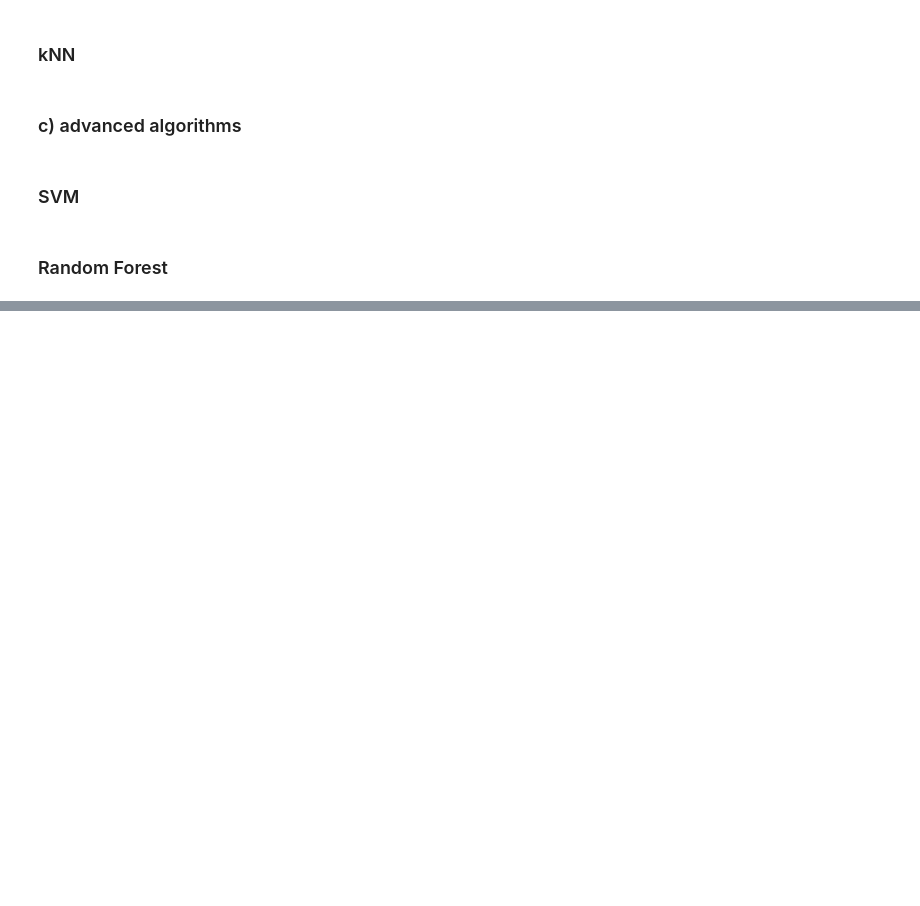
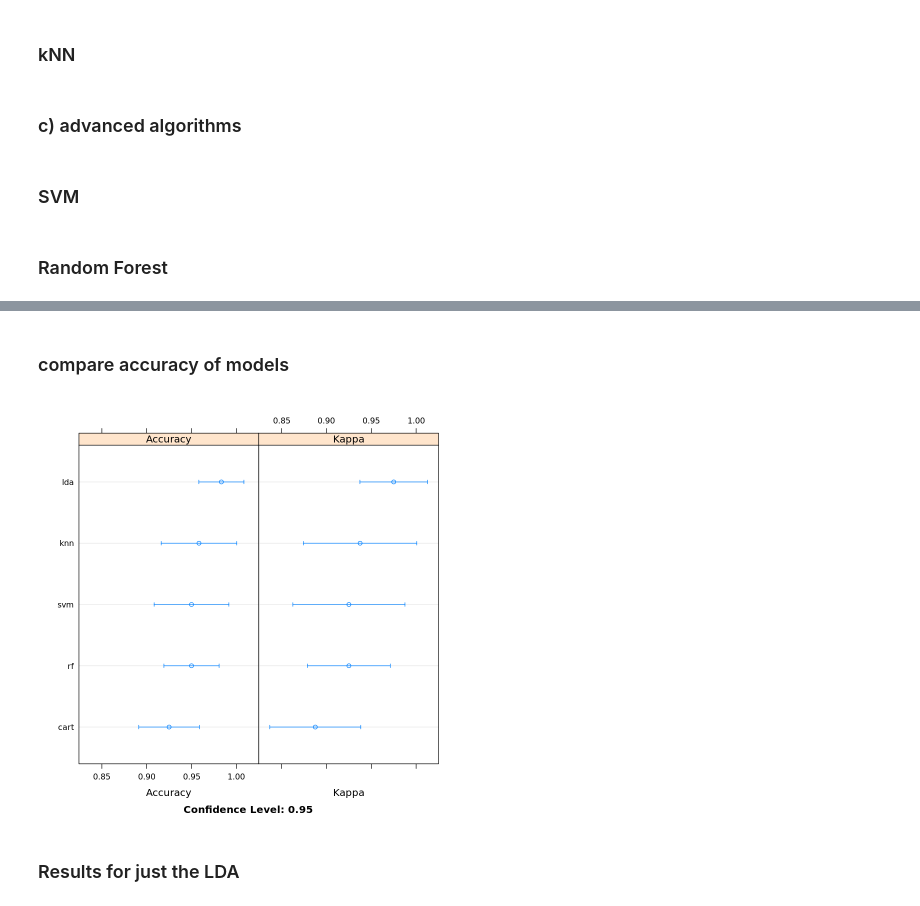
Before and after one commit to eblige01/ML_r, a Jupyter notebook: ML_r.ipynb, the cells around one changed output, grey strips where cells are left out. Cells and saved outputs as stored; diff of their text form; code cells hidden in the pictures; blank space fills up the shorter version.

```diff
--- a/ML_r.ipynb
+++ b/ML_r.ipynb
@@ -175,0 +193,8 @@ summary(results)
+# %% [markdown]
+### compare accuracy of models
+# %%
+dotplot(results)
+# %% [output]
+[figure, added]
+# %% [markdown]
+### Results for just the LDA
```
Also changed, not shown: parts of 13 cells of this notebook, 1 other file.
